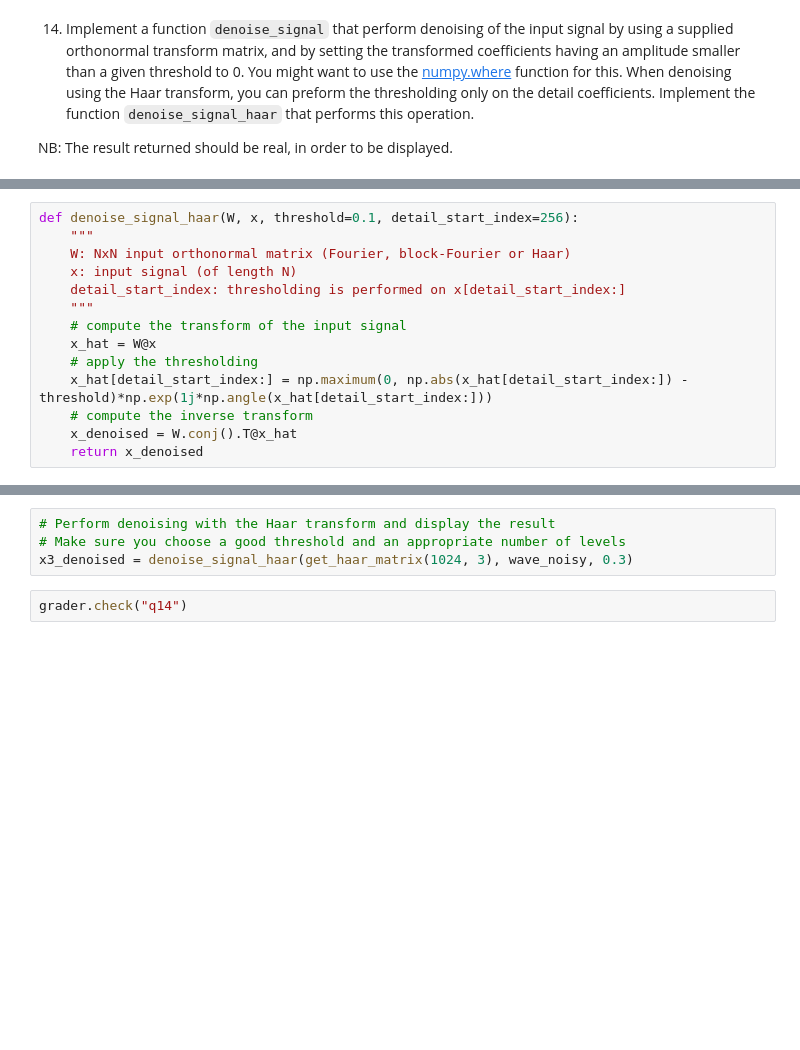
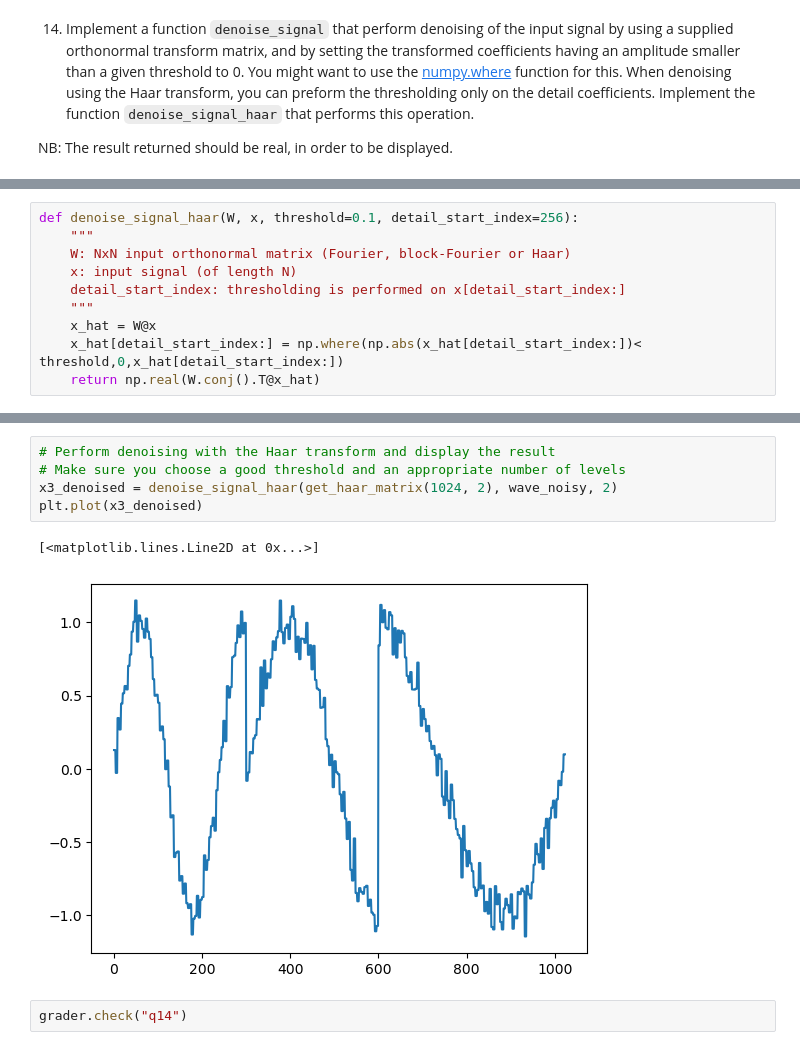
Before and after one commit to mike6942069420/matrix-analysis-2024, a Jupyter notebook: exercises/week2/Linear transforms.ipynb, the cells around one changed output, grey strips where cells are left out. Drawn from its saved outputs; the diff is of its cells as text; blank space fills up the shorter version.

```diff
--- a/exercises/week2/Linear transforms.ipynb
+++ b/exercises/week2/Linear transforms.ipynb
@@ -512,13 +633,9 @@ def denoise_signal_haar(W, x, threshold=0.1, detail_start_index=256):
     x: input signal (of length N)
     detail_start_index: thresholding is performed on x[detail_start_index:]
     """
-    # compute the transform of the input signal
     x_hat = W@x
-    # apply the thresholding
-    x_hat[detail_start_index:] = np.maximum(0, np.abs(x_hat[detail_start_index:]) - threshold)*np.exp(1j*np.angle(x_hat[detail_start_index:]))
-    # compute the inverse transform
-    x_denoised = W.conj().T@x_hat
-    return x_denoised
+    x_hat[detail_start_index:] = np.where(np.abs(x_hat[detail_start_index:])< threshold,0,x_hat[detail_start_index:])
+    return np.real(W.conj().T@x_hat)
 # %%
 # Perform denoising with the full Fourier transform and display the result.
 # Make sure you choose a good threshold
@@ -530,7 +655,11 @@ x2_denoised = denoise_signal(get_block_dft_matrix(1024, 64), wave_noisy, 0.3)
 # %%
 # Perform denoising with the Haar transform and display the result
 # Make sure you choose a good threshold and an appropriate number of levels
-x3_denoised = denoise_signal_haar(get_haar_matrix(1024, 3), wave_noisy, 0.3)
+x3_denoised = denoise_signal_haar(get_haar_matrix(1024, 2), wave_noisy, 2)
+plt.plot(x3_denoised)
+# %% [output]
+[<matplotlib.lines.Line2D at 0x...>]
+[figure, added]
 # %%
 grader.check("q14")
 # %% [output]
```
Also changed, not shown: parts of 17 cells of this notebook.
